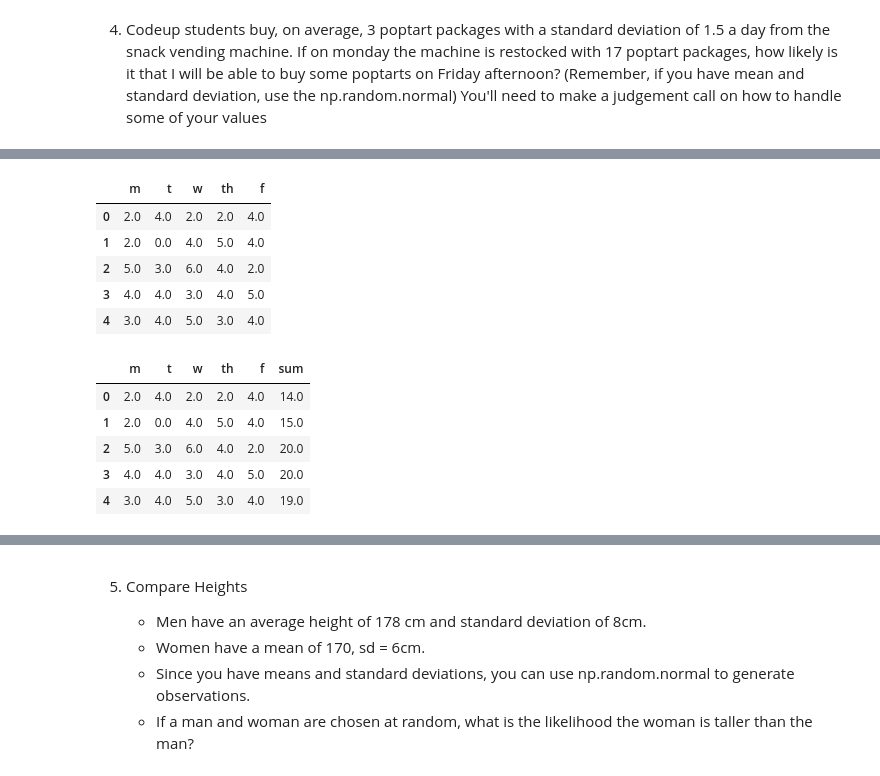
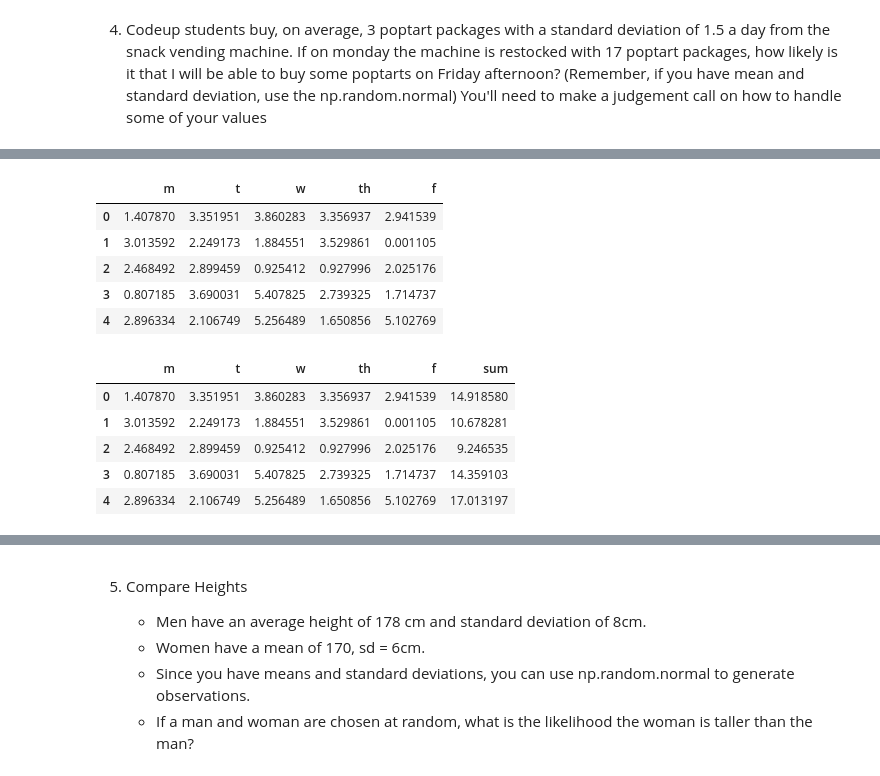
Before and after one commit to martin-reyes/4_statistics-exercises, a Jupyter notebook: 1_simulation.ipynb, the cells around one changed output, grey strips where cells are left out. Saved outputs shown, nothing was run; the diff lists cells and outputs as text; code cells hidden in the pictures.

```diff
--- a/1_simulation.ipynb
+++ b/1_simulation.ipynb
@@ -209,22 +209,22 @@ weeks_df.head()
 # %%
 # turn negatives into zeros and round all numbers
-weeks_df = weeks_df.applymap(lambda x: 0 if x < 0 else x).round()
+weeks_df = weeks_df.applymap(lambda x: 0 if x < 0 else x)
 weeks_df.head()
 # %% [output]
 |  | m | t | w | th | f |
-| 0 | 2.0 | 4.0 | 2.0 | 2.0 | 4.0 |
-| 1 | 2.0 | 0.0 | 4.0 | 5.0 | 4.0 |
-| 2 | 5.0 | 3.0 | 6.0 | 4.0 | 2.0 |
-| 3 | 4.0 | 4.0 | 3.0 | 4.0 | 5.0 |
-| 4 | 3.0 | 4.0 | 5.0 | 3.0 | 4.0 |
+| 0 | 1.407870 | 3.351951 | 3.860283 | 3.356937 | 2.941539 |
+| 1 | 3.013592 | 2.249173 | 1.884551 | 3.529861 | 0.001105 |
+| 2 | 2.468492 | 2.899459 | 0.925412 | 0.927996 | 2.025176 |
+| 3 | 0.807185 | 3.690031 | 5.407825 | 2.739325 | 1.714737 |
+| 4 | 2.896334 | 2.106749 | 5.256489 | 1.650856 | 5.102769 |
 # %%
 weeks_df['sum'] = weeks_df.sum(axis=1)
 weeks_df.head()
 # %% [output]
 |  | m | t | w | th | f | sum |
-| 0 | 2.0 | 4.0 | 2.0 | 2.0 | 4.0 | 14.0 |
-| 1 | 2.0 | 0.0 | 4.0 | 5.0 | 4.0 | 15.0 |
-| 2 | 5.0 | 3.0 | 6.0 | 4.0 | 2.0 | 20.0 |
-| 3 | 4.0 | 4.0 | 3.0 | 4.0 | 5.0 | 20.0 |
-| 4 | 3.0 | 4.0 | 5.0 | 3.0 | 4.0 | 19.0 |
+| 0 | 1.407870 | 3.351951 | 3.860283 | 3.356937 | 2.941539 | 14.918580 |
+| 1 | 3.013592 | 2.249173 | 1.884551 | 3.529861 | 0.001105 | 10.678281 |
+| 2 | 2.468492 | 2.899459 | 0.925412 | 0.927996 | 2.025176 | 9.246535 |
+| 3 | 0.807185 | 3.690031 | 5.407825 | 2.739325 | 1.714737 | 14.359103 |
+| 4 | 2.896334 | 2.106749 | 5.256489 | 1.650856 | 5.102769 | 17.013197 |
 # %%
```
Also changed, not shown: parts of 19 cells of this notebook, 4 other files.
